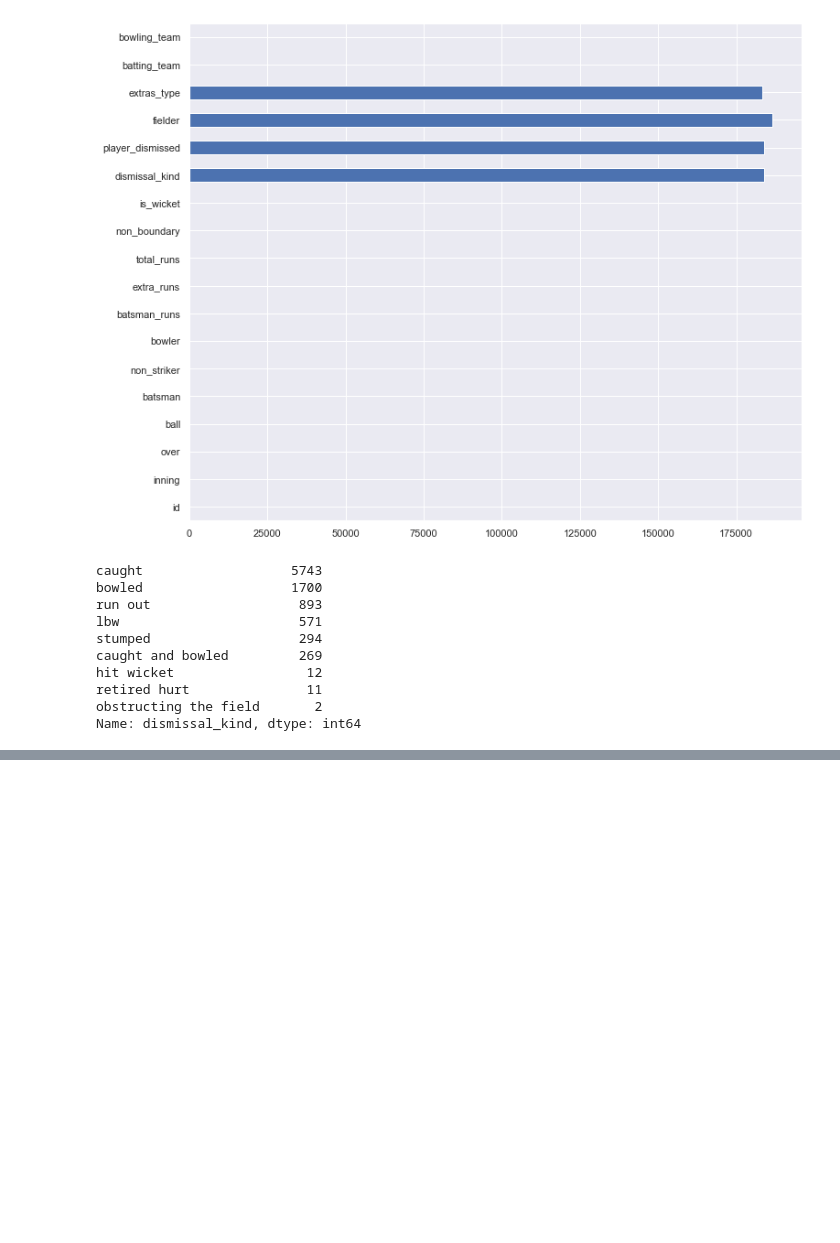
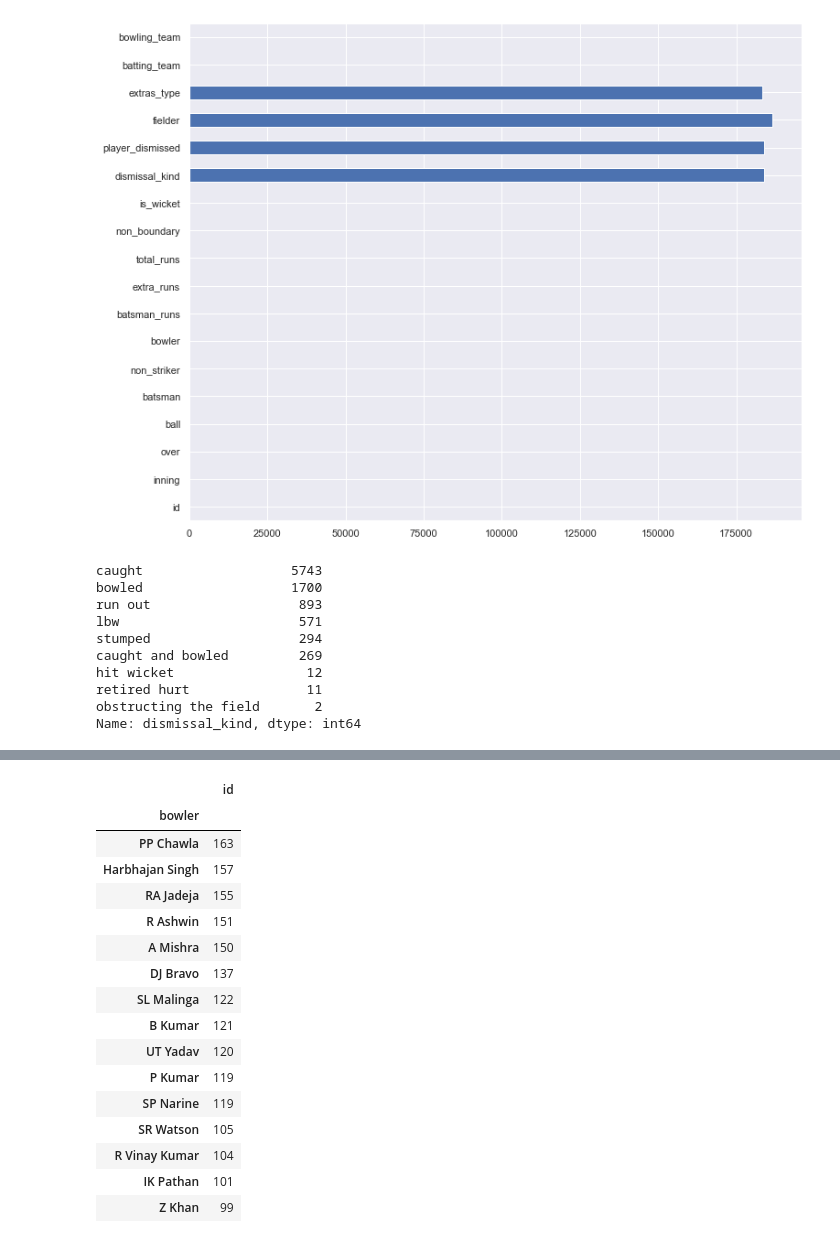
Before and after one commit to IPL-analysis-project/IPL-Dataset-Analysis, a Jupyter notebook: main.ipynb, the cells around one changed output, grey strips where cells are left out. Drawn from its saved outputs; the diff is of its cells as text; code cells hidden in the pictures; blank space fills up the shorter version.

```diff
--- a/main.ipynb
+++ b/main.ipynb
@@ -229,0 +251,21 @@ Name: dismissal_kind, dtype: int64
+# %%
+bowl_match=deliveries.groupby(['bowler']).agg({'id': lambda x : len(set(x))}).sort_values(ascending = False,by = 'id')
+bowl_match[:15]
+# %% [output]
+|  | id |
+| bowler |  |
+| PP Chawla | 163 |
+| Harbhajan Singh | 157 |
+| RA Jadeja | 155 |
+| R Ashwin | 151 |
+| A Mishra | 150 |
+| DJ Bravo | 137 |
+| SL Malinga | 122 |
+| B Kumar | 121 |
+| UT Yadav | 120 |
+| P Kumar | 119 |
+| SP Narine | 119 |
+| SR Watson | 105 |
+| R Vinay Kumar | 104 |
+| IK Pathan | 101 |
+| Z Khan | 99 |
```
Also changed, not shown: parts of 1 cell of this notebook.
